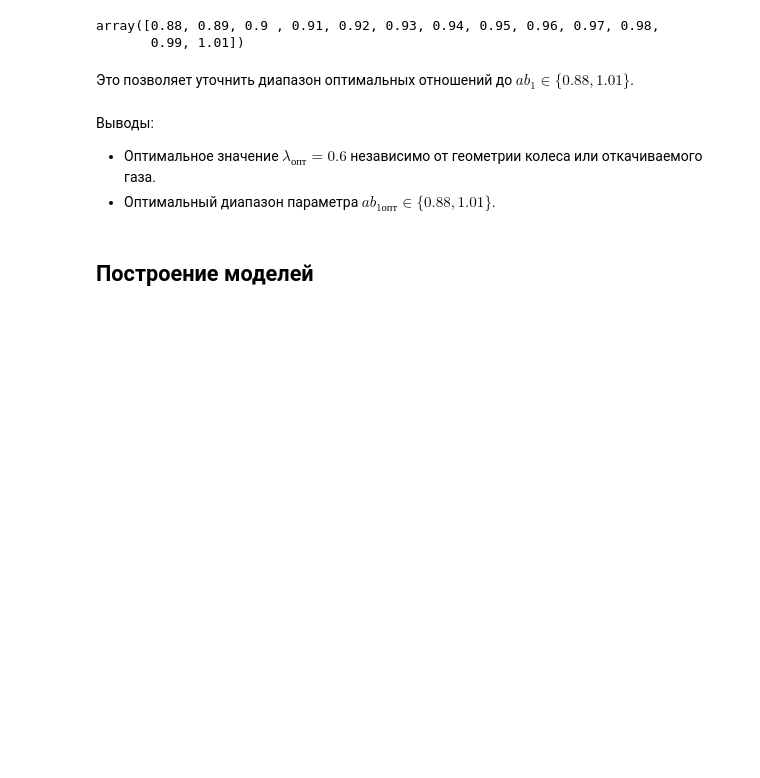
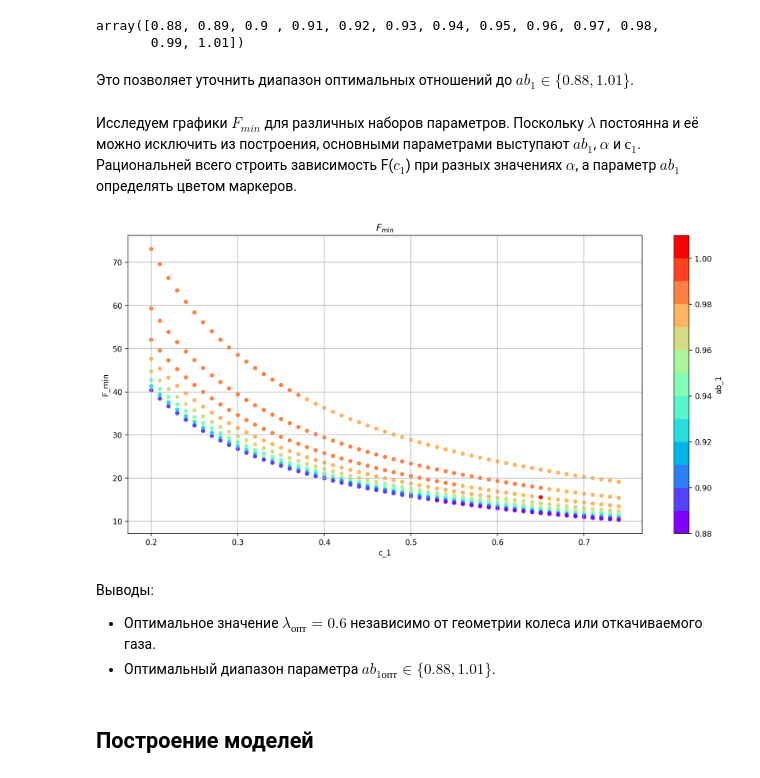
Before and after one commit to VladimirNekrasov98/tmp-optimization-analysis, a Jupyter notebook: EDA and modeling.ipynb, the cells around one changed output. Saved outputs shown, nothing was run; the diff lists cells and outputs as text; code cells hidden in the pictures; blank space fills up the shorter version.

Commit message:
Create plot F vs rest params

```diff
--- a/EDA and modeling.ipynb
+++ b/EDA and modeling.ipynb
@@ -52,12 +54,26 @@ print(f'Оптимальное значение lambda = {df["lambda"].unique()}
 # %% [markdown]
 Для ab_1 имеется только 13 уникальных значений из 60 заданных изначально в сетке оптимизации. Для этого параметра оптимальные границы устанавливают от 0.6 до 1.2 . Для первого пакета колёс рекомендуется выбирать высокие значения и уменьшать их по мере изменения геометрии колёс.
 # %%
+ab_1_nuniques = df.ab_1.nunique()
 np.sort(df.ab_1.unique())
 # %% [output]
 array([0.88, 0.89, 0.9 , 0.91, 0.92, 0.93, 0.94, 0.95, 0.96, 0.97, 0.98,
        0.99, 1.01])
 # %% [markdown]
 Это позволяет уточнить диапазон оптимальных отношений до $ab_1 \in \{0.88, 1.01\}$.
+# %% [markdown]
+Исследуем графики $F_{min}$ для различных наборов параметров. Поскольку $\lambda$ постоянна и её можно исключить из построения, основными параметрами выступают $ab_1$, $\alpha$ и $с_1$. Рациональней всего строить зависимость F($c_1$) при разных значениях $\alpha$, а параметр $ab_1$ определять цветом маркеров.
+# %%
+ab1_cmap = matplotlib.colormaps['rainbow'].resampled(ab_1_nuniques)
+
+df_plot = df.sort_values(by=['alpha_rad', 'c_1'])[['c_1', 'ab_1', 'F_min']]\
+    .plot(x='c_1', y='F_min', kind='scatter', title=r'$F_{min}$',
+          c='ab_1', cmap=ab1_cmap, figsize=(15,7))
+
+plt.grid()
+plt.show()
+# %% [output]
+[figure, added]
 # %% [markdown]
 Выводы:
 
```
Also changed, not shown: parts of 1 cell of this notebook.
